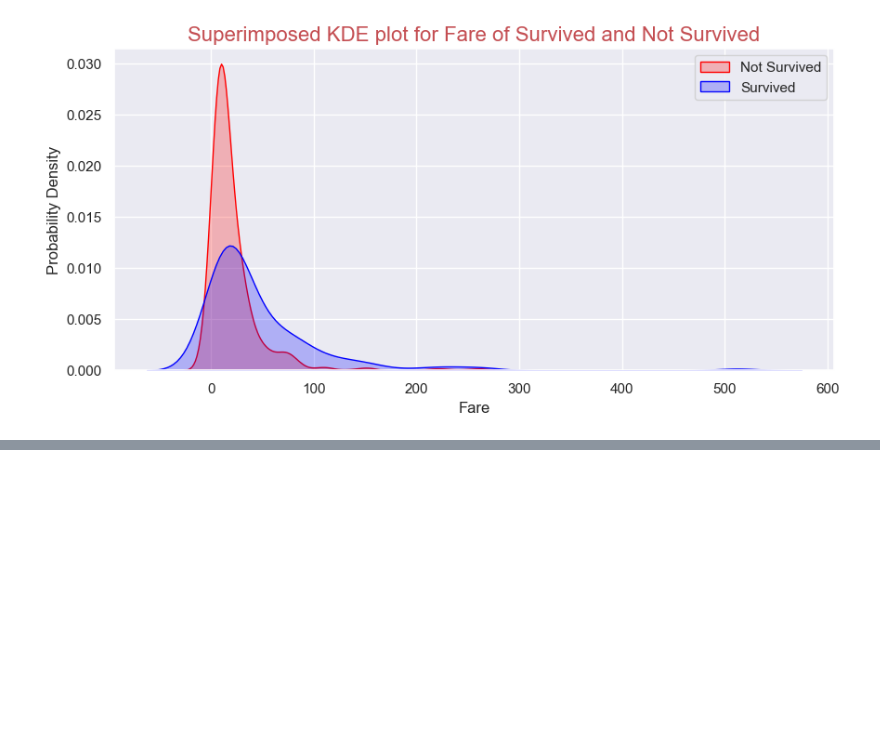
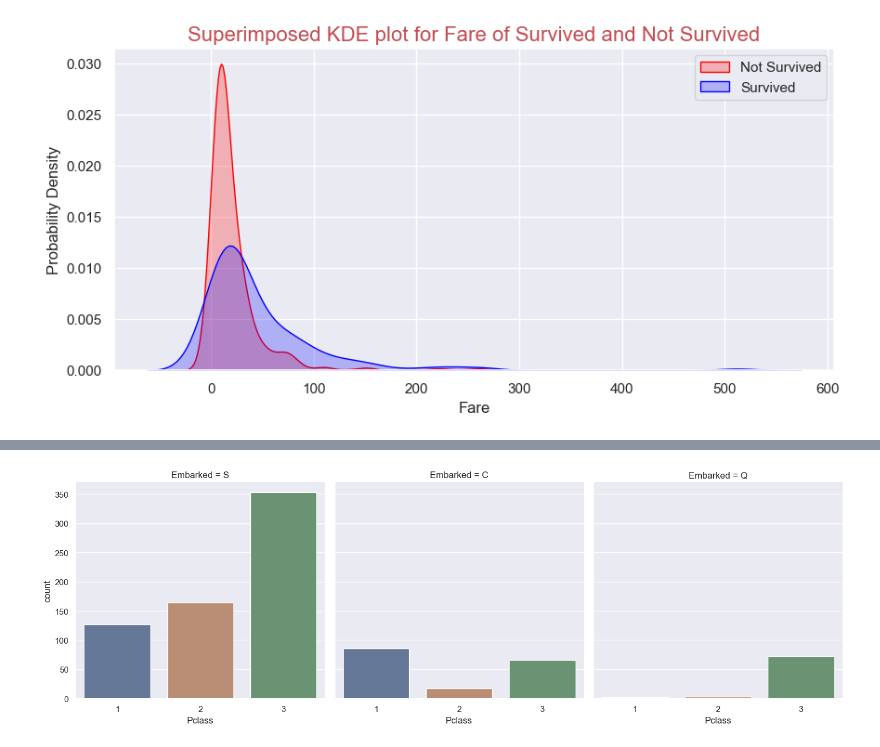
Before and after one commit to islamahrous/titanic_DS_analysis, a Jupyter notebook: titanic_DS_analysis.ipynb, the cells around one changed output, grey strips where cells are left out. Cells and saved outputs as stored; diff of their text form; code cells hidden in the pictures; blank space fills up the shorter version.

```diff
--- a/titanic_DS_analysis.ipynb
+++ b/titanic_DS_analysis.ipynb
@@ -602,0 +612,7 @@ Text(0.5, 1.0, 'Superimposed KDE plot for Fare of Survived and Not Survived')
+# %%
+sns.set(font_scale=1)
+g = sns.catplot(x="Pclass", col="Embarked",
+                    data=train, saturation=.5,
+                    kind="count", ci=None)
+# %% [output]
+[figure, added]
```
Also changed, not shown: parts of 7 cells of this notebook.
